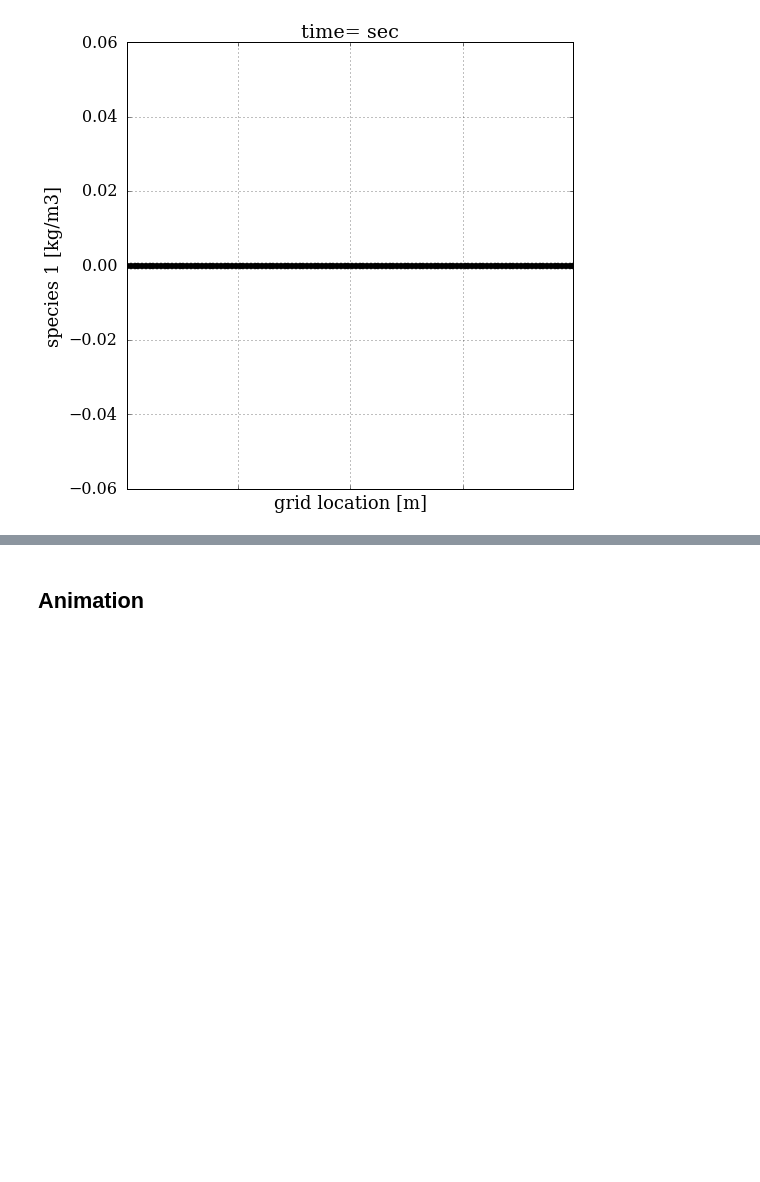
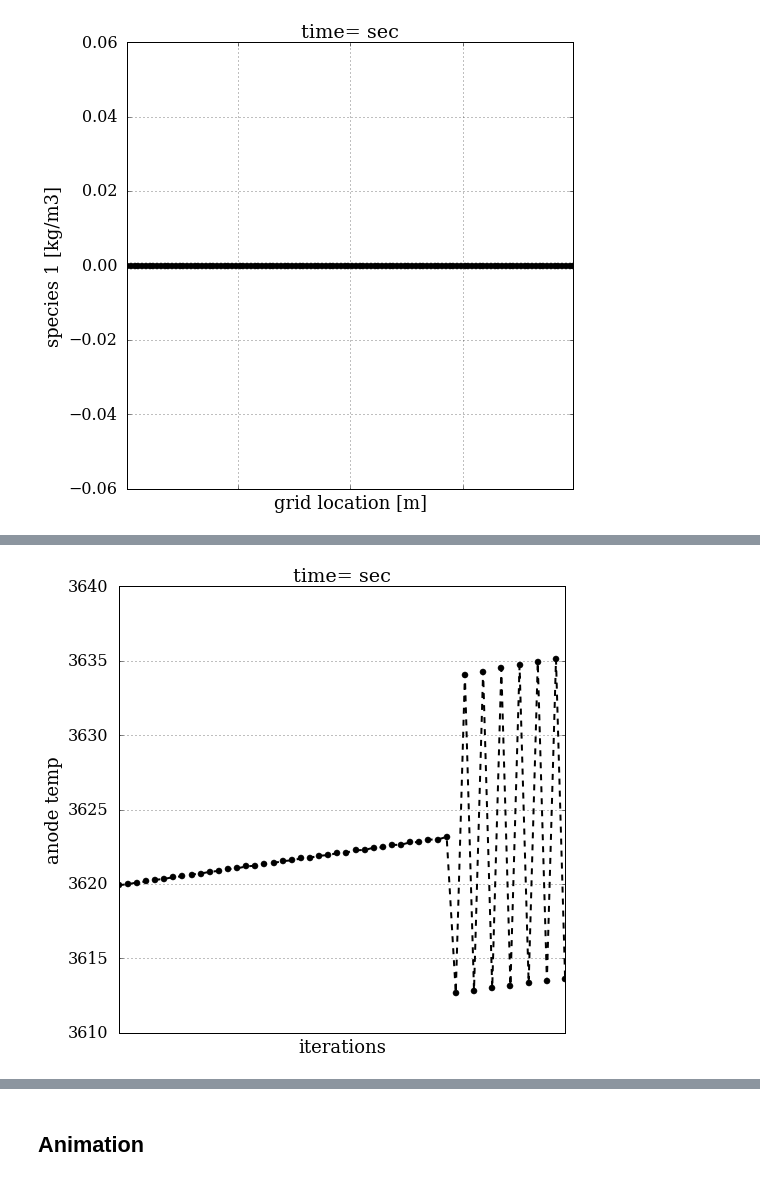
Before and after one commit to lgmartinez/plasma, a Jupyter notebook: 1d_Ablation_v4-GS.ipynb, the cells around one changed output, grey strips where cells are left out. Cells and saved outputs as stored; diff of their text form; code cells hidden in the pictures; blank space fills up the shorter version.

```diff
--- a/1d_Ablation_v4-GS.ipynb
+++ b/1d_Ablation_v4-GS.ipynb
@@ -1821,15 +1733,13 @@ def get_adaptive_time_step(velocity_maximum, delx):
     ''' Adaptive time step
     '''
     ux_max = velocity_maximum
-    CFL_max = 0.2
-    dt_max = 1e-8
+    CFL_max = 0.1
+    ca = 500. #sound speed
+    dt_lim = (CFL_max*delx)/ca
     #
-    dt_new = (CFL_max*delx)/ux_max
+    dt_max = (CFL_max*delx)/ux_max
     #
-    if (dt_new>dt_max):
-        dt_new = dt_max
+    if (dt_max>dt_lim):
+        dt_max = dt_lim
     #
-    return dt_new
+    return dt_max
-# %%
-time = get_adaptive_time_step(numpy.max(numpy.abs(uxn)),dx)
-time
@@ -2016,10 +1931,10 @@ def get_solution(temperature, velocity, heavy_pressure,total_pressure,\
 # %%
 Ts, ps,ps2, us, rhos, c1s, c2s,\
 nes,nos, econds,econdsreal,\
-js,phis,ctime,cfl = get_solution(Tn.copy(), uxn.copy(), pxn.copy(),ptn.copy(),\
+ctime,cfl,ablrate,rhos_vapor = get_solution(Tn.copy(), uxn.copy(), pxn.copy(),ptn.copy(),\
                                           rhon.copy(), cC.copy(), cHe.copy(),\
                                           econd.copy(), jn.copy(), pref2.copy(),\
                                         Tref2.copy(),dx, dt, ne_field.copy(),\
-                                        phi_init.copy(), pe_ref)
+                                        phi_init.copy(), pe_ref.copy())
 # %% [output]
 current iteration is: 25
@@ -2181,3 +2082,11 @@ plot( xc,numpy.round(Ts[-1][1:-1],decimals=4), 'grid location [m]','Temperature
+# %%
+length = numpy.shape(ablrate)[0]
+iterations_total = numpy.zeros((length))
+Tanode = numpy.zeros((length))
+#
+for i in range(length):
+    iterations_total[i] = i+1
+    Tanode[i] = Ts[i][0]
 # %%
 numpy.shape(Ts)
 # %% [output]
@@ -2184,0 +2094,4 @@ numpy.shape(Ts)
+# %%
+plot( iterations_total[1000:1050], numpy.round(Tanode[41100:41150],decimals=4), 'iterations','anode temp',  'time= sec')
+# %% [output]
+[figure, added]
```
Also changed, not shown: parts of 61 cells of this notebook.
